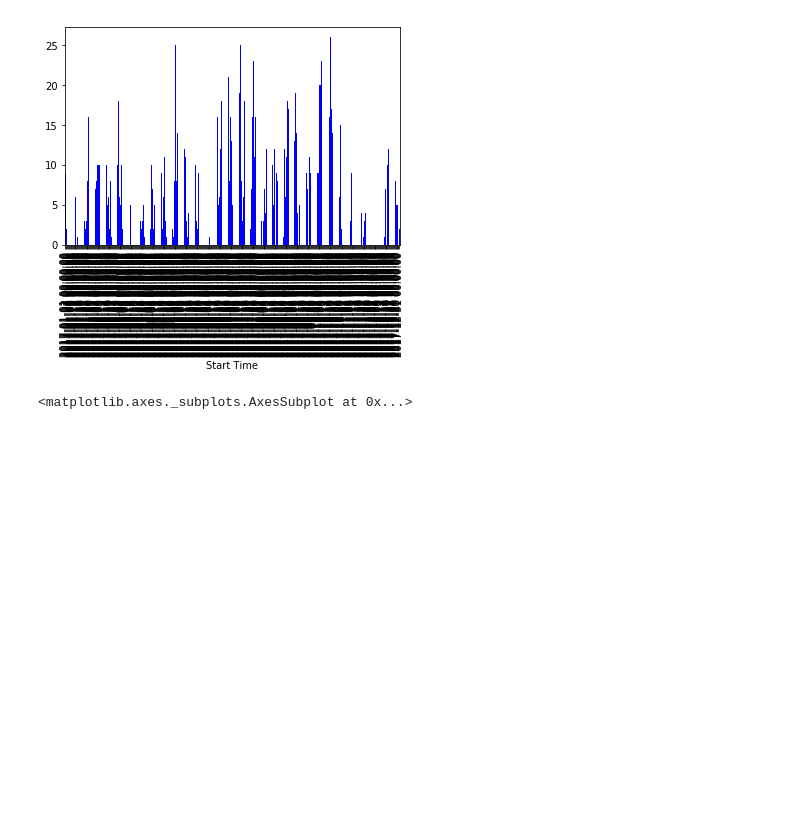
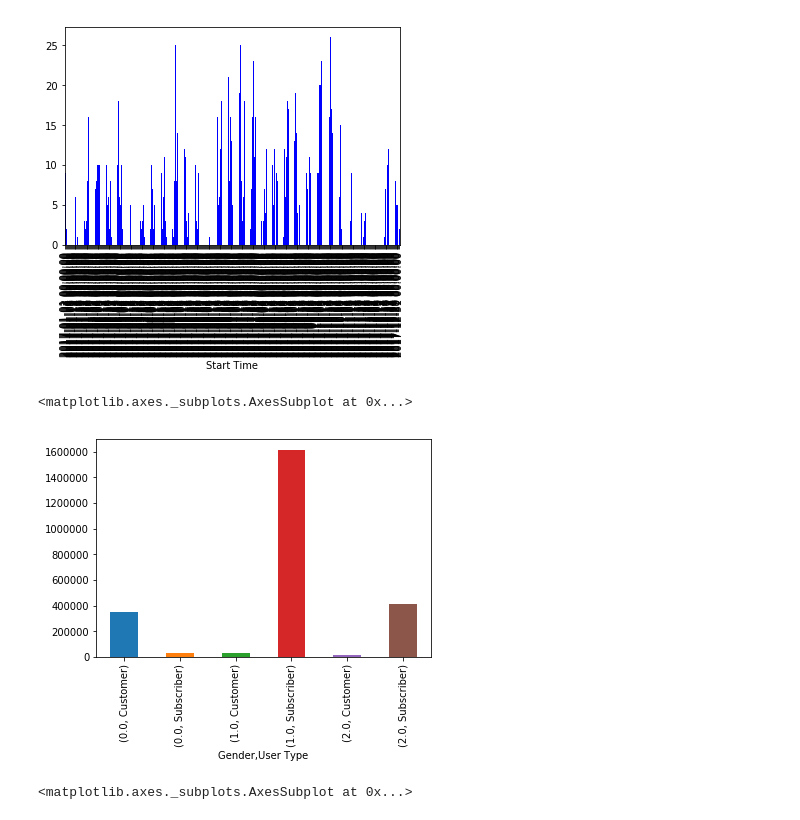
Before and after one commit to maxarvid/data-studio, a Jupyter notebook: code/02_bike_share/4_bikeshare_graphing.ipynb, the cells around one changed output. Drawn from its saved outputs; the diff is of its cells as text; code cells hidden in the pictures; blank space fills up the shorter version.

```diff
--- a/code/02_bike_share/4_bikeshare_graphing.ipynb
+++ b/code/02_bike_share/4_bikeshare_graphing.ipynb
@@ -44,6 +44,11 @@ phil.resample('d', on='Start Time')['Start Time'].count().plot(kind='bar', color
 # %% [output]
 <matplotlib.axes._subplots.AxesSubplot at 0x...>
 [figure]
+# %%
+phil.groupby(['Gender', 'User Type'])['Trip Duration'].sum().plot(kind='bar')
+# %% [output]
+<matplotlib.axes._subplots.AxesSubplot at 0x...>
+[figure, added]
 # %%
 phil.resample('W', on='Start Time')['Trip Duration'].sum().plot(kind='bar', color='blue')
 # %% [output]
```
Also changed, not shown: parts of 3 cells of this notebook, 5 other files.
